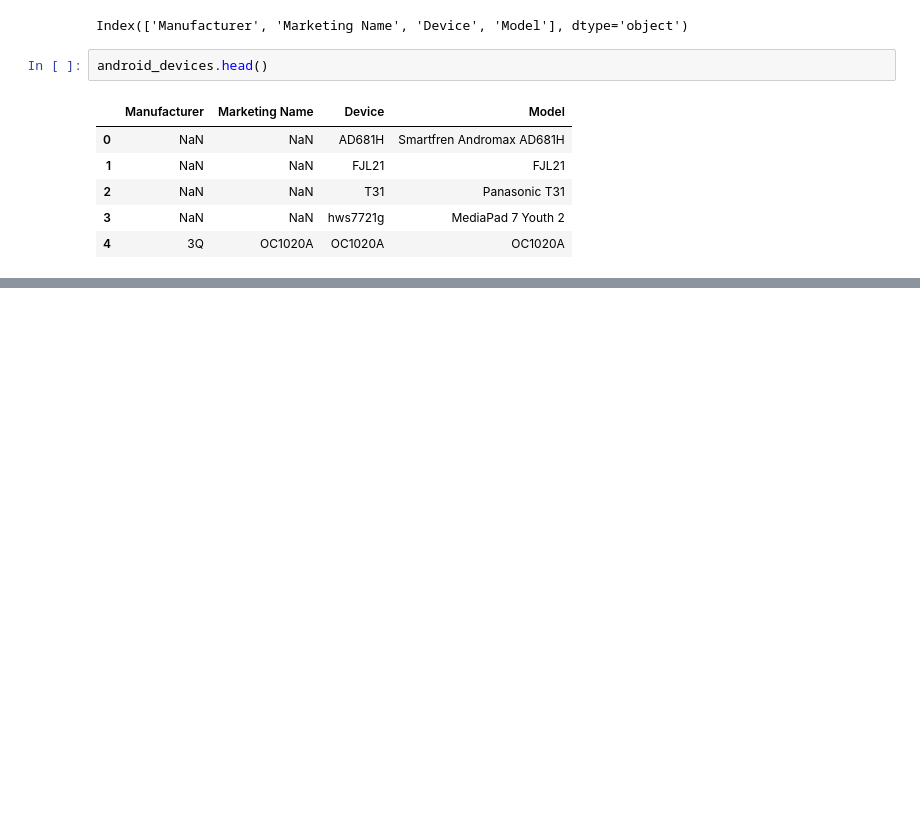
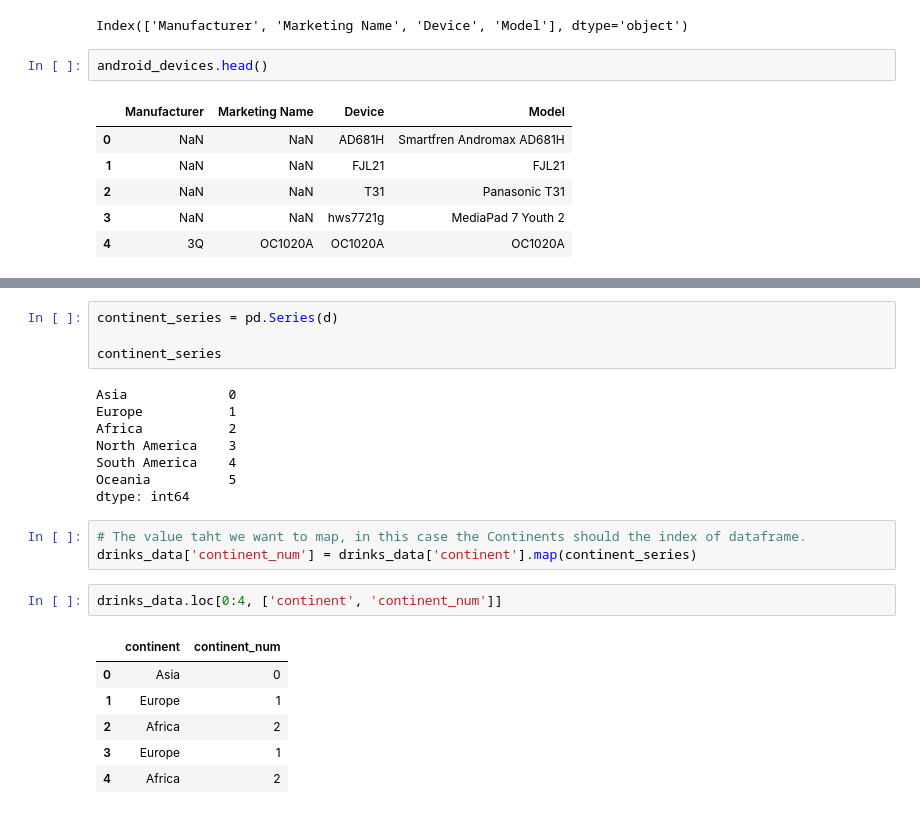
Before and after one commit to ltoco/Data-analysis-basics, a Jupyter notebook: pandas_refresher.ipynb, the cells around one changed output, grey strips where cells are left out. Saved outputs shown, nothing was run; the diff lists cells and outputs as text; blank space fills up the shorter version.

```diff
--- a/pandas_refresher.ipynb
+++ b/pandas_refresher.ipynb
@@ -669,0 +729,24 @@ References - https://pbpython.com/pandas_transform.html
+# %%
+continent_series = pd.Series(d)
+
+continent_series
+# %% [output]
+Asia             0
+Europe           1
+Africa           2
+North America    3
+South America    4
+Oceania          5
+dtype: int64
+# %%
+# The value taht we want to map, in this case the Continents should the index of dataframe.
+drinks_data['continent_num'] = drinks_data['continent'].map(continent_series)
+# %%
+drinks_data.loc[0:4, ['continent', 'continent_num']]
+# %% [output]
+|  | continent | continent_num |
+| 0 | Asia | 0 |
+| 1 | Europe | 1 |
+| 2 | Africa | 2 |
+| 3 | Europe | 1 |
+| 4 | Africa | 2 |
```
Also changed, not shown: parts of 28 cells of this notebook.
